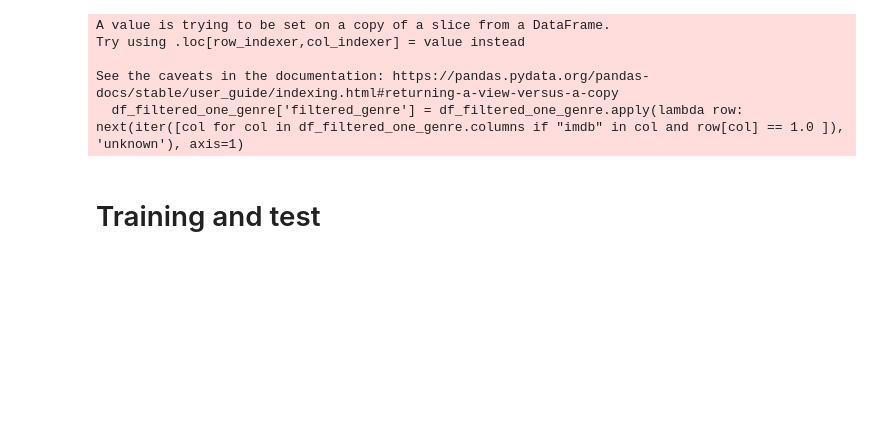
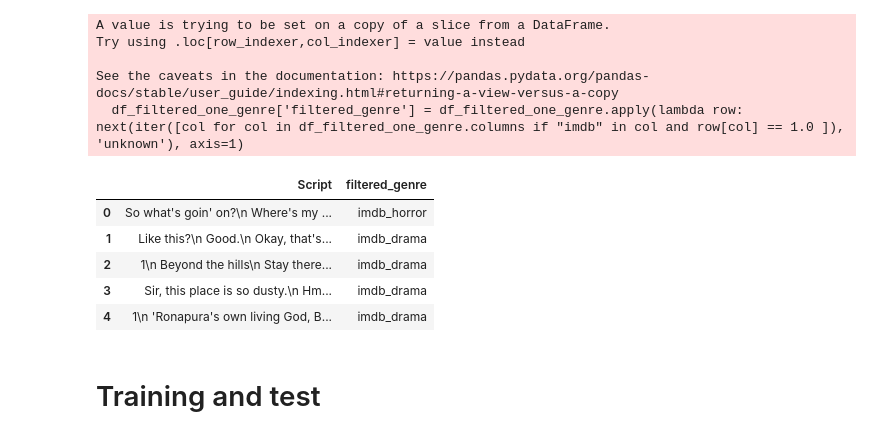
Before and after one commit to SolideSpoke/Movie-Script-Classification-and-Generation, a Jupyter notebook: project/best_models_classification/linear_regression.ipynb, the cells around one changed output. Saved outputs shown, nothing was run; the diff lists cells and outputs as text; code cells hidden in the pictures; blank space fills up the shorter version.

```diff
--- a/project/best_models_classification/linear_regression.ipynb
+++ b/project/best_models_classification/linear_regression.ipynb
@@ -45,6 +45,15 @@ Try using .loc[row_indexer,col_indexer] = value instead
 
 See the caveats in the documentation: https://pandas.pydata.org/pandas-docs/stable/user_guide/indexing.html#returning-a-view-versus-a-copy
   df_filtered_one_genre['filtered_genre'] = df_filtered_one_genre.apply(lambda row: next(iter([col for col in df_filtered_one_genre.columns if "imdb" in col and row[col] == 1.0 ]), 'unknown'), axis=1)
+# %%
+df_movies.head()
+# %% [output]
+|  | Script | filtered_genre |
+| 0 | So what's goin' on?\n Where's my ... | imdb_horror |
+| 1 | Like this?\n Good.\n Okay, that's... | imdb_drama |
+| 2 | 1\n Beyond the hills\n Stay there... | imdb_drama |
+| 3 | Sir, this place is so dusty.\n Hm... | imdb_drama |
+| 4 | 1\n 'Ronapura's own living God, B... | imdb_drama |
 # %% [markdown]
 # Training and test
 # %%
```
Also changed, not shown: parts of 8 cells of this notebook, 3 other files.
